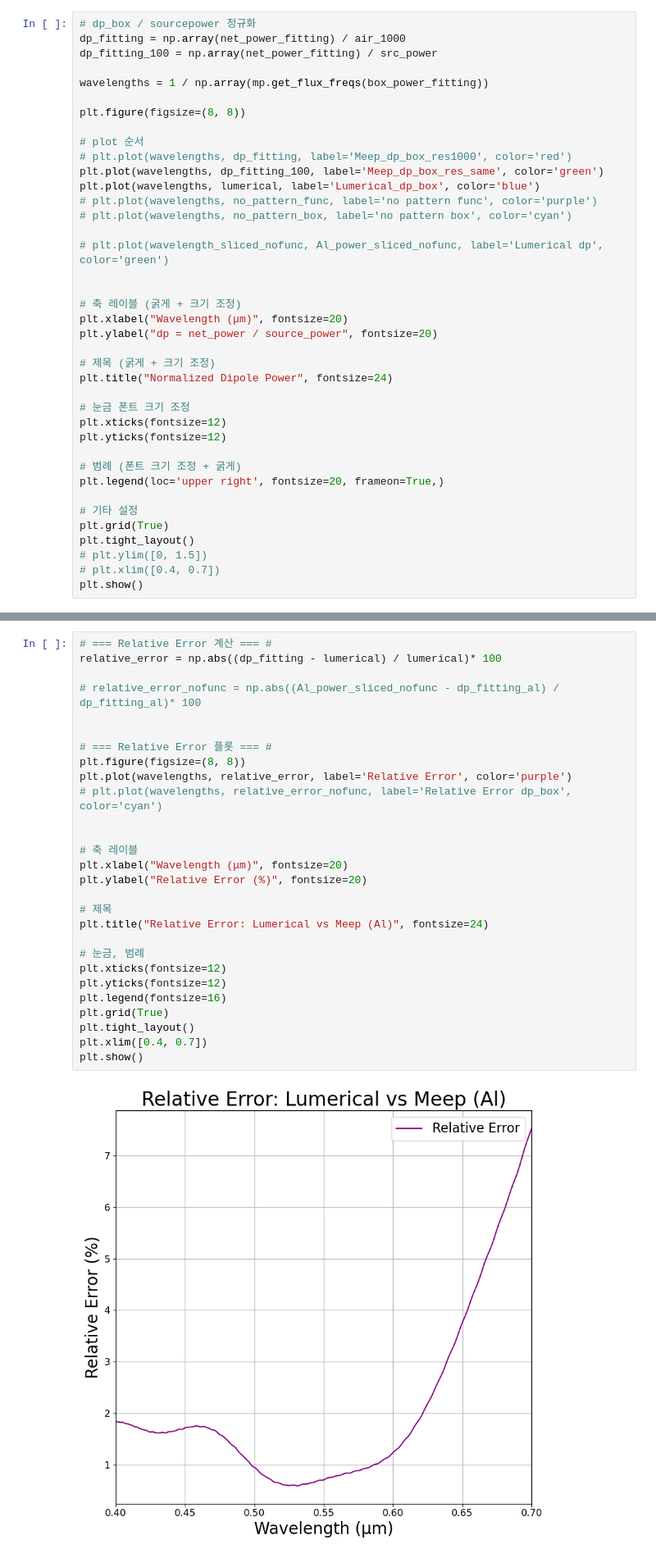
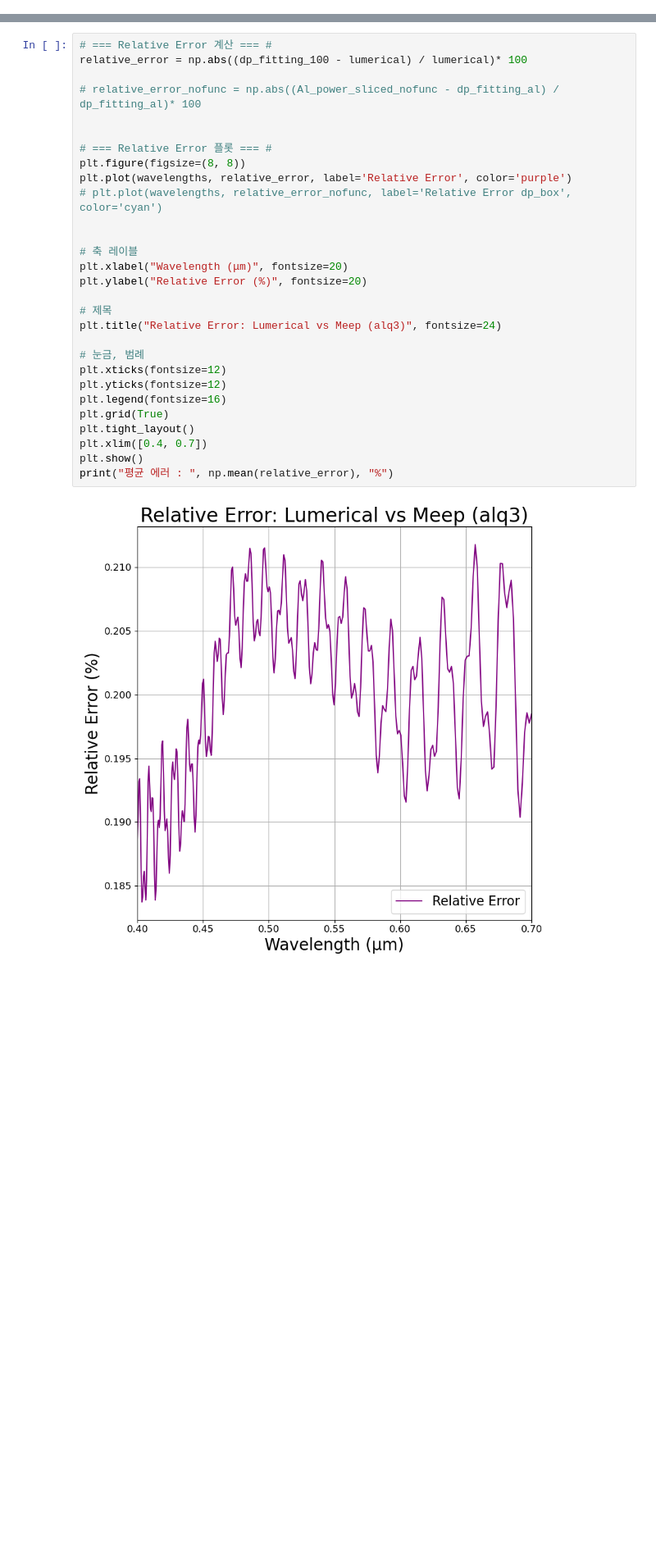
Before and after one commit to M2nion/EIDL, a Jupyter notebook: Tool/Meep/LGD/Meep code/OLED structure/Layer by Layer check/OLED_update_LBL.ipynb, the cells around one changed output, grey strips where cells are left out. Shown at 82% size. Cells and saved outputs as stored; diff of their text form; blank space fills up the shorter version.

```diff
--- a/Tool/Meep/LGD/Meep code/OLED structure/Layer by Layer check/OLED_update_LBL.ipynb
+++ b/Tool/Meep/LGD/Meep code/OLED structure/Layer by Layer check/OLED_update_LBL.ipynb
@@ -407,39 +393,0 @@ plt.show()
-# %%
-# dp_box / sourcepower 정규화
-dp_fitting = np.array(net_power_fitting) / air_1000
-dp_fitting_100 = np.array(net_power_fitting) / src_power
-
-wavelengths = 1 / np.array(mp.get_flux_freqs(box_power_fitting))
-
-plt.figure(figsize=(8, 8))
-
-# plot 순서
-# plt.plot(wavelengths, dp_fitting, label='Meep_dp_box_res1000', color='red')
-plt.plot(wavelengths, dp_fitting_100, label='Meep_dp_box_res_same', color='green')
-plt.plot(wavelengths, lumerical, label='Lumerical_dp_box', color='blue')
-# plt.plot(wavelengths, no_pattern_func, label='no pattern func', color='purple')
-# plt.plot(wavelengths, no_pattern_box, label='no pattern box', color='cyan')
-
-# plt.plot(wavelength_sliced_nofunc, Al_power_sliced_nofunc, label='Lumerical dp', color='green')
-
-
-# 축 레이블 (굵게 + 크기 조정)
-plt.xlabel("Wavelength (μm)", fontsize=20)
-plt.ylabel("dp = net_power / source_power", fontsize=20)
-
-# 제목 (굵게 + 크기 조정)
-plt.title("Normalized Dipole Power", fontsize=24)
-
-# 눈금 폰트 크기 조정
-plt.xticks(fontsize=12)
-plt.yticks(fontsize=12)
-
-# 범례 (폰트 크기 조정 + 굵게)
-plt.legend(loc='upper right', fontsize=20, frameon=True,)
-
-# 기타 설정
-plt.grid(True)
-plt.tight_layout()
-# plt.ylim([0, 1.5])
-# plt.xlim([0.4, 0.7])
-plt.show()
@@ -448,30 +394,31 @@ plt.show()
 # %%
 # === Relative Error 계산 === #
-relative_error = np.abs((dp_fitting - lumerical) / lumerical)* 100
+relative_error = np.abs((dp_fitting_100 - lumerical) / lumerical)* 100
 
 # relative_error_nofunc = np.abs((Al_power_sliced_nofunc - dp_fitting_al) / dp_fitting_al)* 100
 
 
 # === Relative Error 플롯 === #
 plt.figure(figsize=(8, 8))
 plt.plot(wavelengths, relative_error, label='Relative Error', color='purple')
 # plt.plot(wavelengths, relative_error_nofunc, label='Relative Error dp_box', color='cyan')
 
 
 # 축 레이블
 plt.xlabel("Wavelength (μm)", fontsize=20)
 plt.ylabel("Relative Error (%)", fontsize=20)
 
 # 제목
-plt.title("Relative Error: Lumerical vs Meep (Al)", fontsize=24)
+plt.title("Relative Error: Lumerical vs Meep (alq3)", fontsize=24)
 
 # 눈금, 범례
 plt.xticks(fontsize=12)
 plt.yticks(fontsize=12)
 plt.legend(fontsize=16)
 plt.grid(True)
 plt.tight_layout()
 plt.xlim([0.4, 0.7])
 plt.show()
+print("평균 에러 : ", np.mean(relative_error), "%")
 # %% [output]
-[figure, old version]
+[figure, new version]
```
Also changed, not shown: parts of 10 cells of this notebook, 21 other files.
